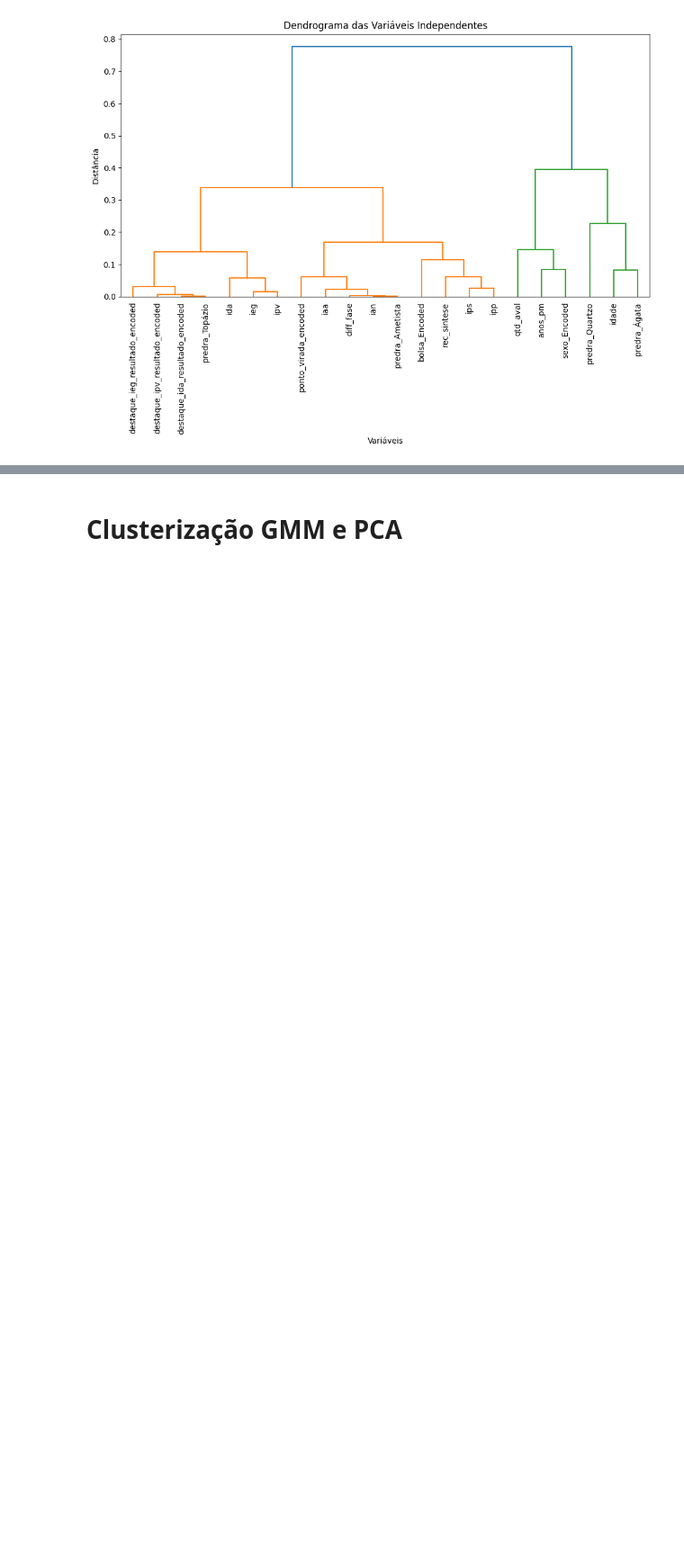
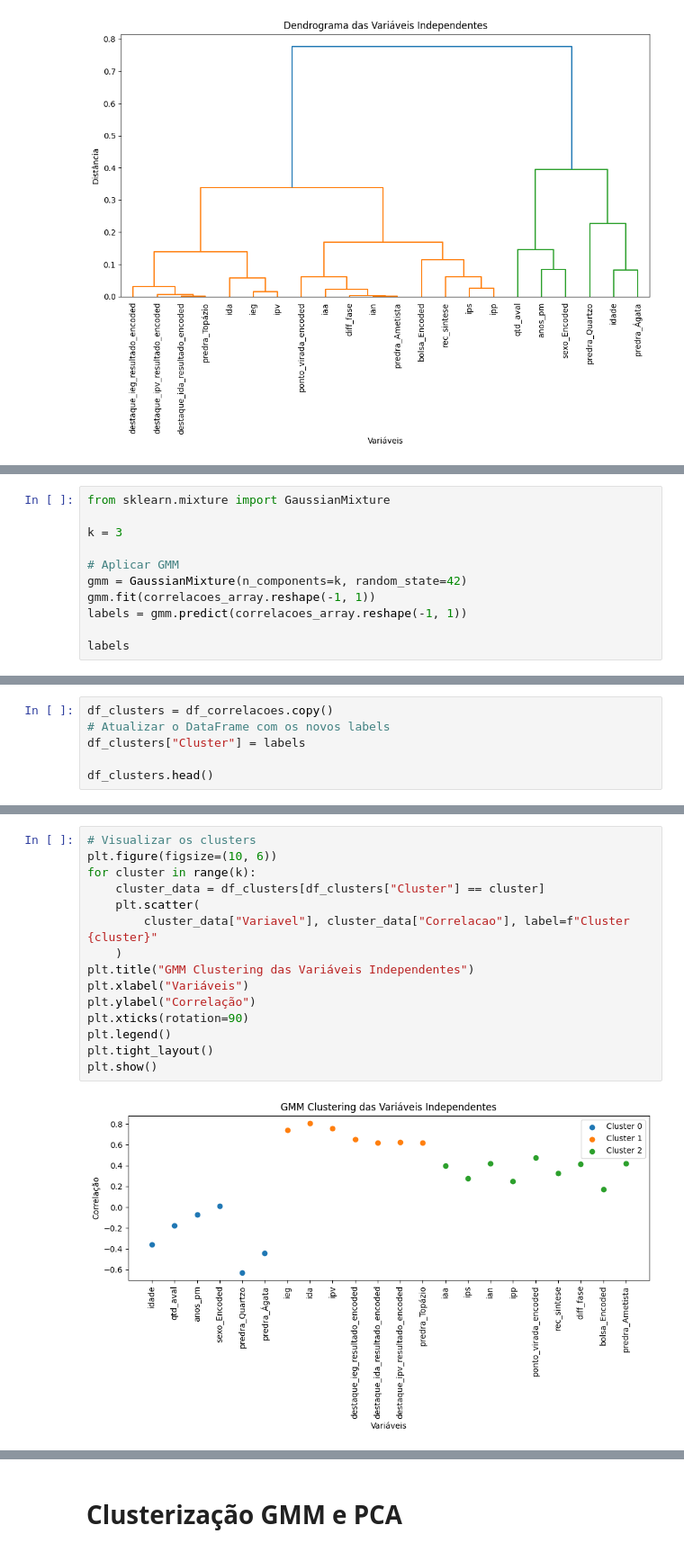
Before and after one commit to carlosvneves/fiap_datathonapp, a Jupyter notebook: notebooks/Clustering-Ranking.ipynb, the cells around one changed output, grey strips where cells are left out. Shown at 90% size. Saved outputs shown, nothing was run; the diff lists cells and outputs as text; blank space fills up the shorter version.

```diff
--- a/notebooks/Clustering-Ranking.ipynb
+++ b/notebooks/Clustering-Ranking.ipynb
@@ -801,0 +845,11 @@ fig.show()
+# %%
+from sklearn.mixture import GaussianMixture
+
+k = 3
+
+# Aplicar GMM
+gmm = GaussianMixture(n_components=k, random_state=42)
+gmm.fit(correlacoes_array.reshape(-1, 1))
+labels = gmm.predict(correlacoes_array.reshape(-1, 1))
+
+labels
@@ -801,0 +866,6 @@ fig.show()
+# %%
+df_clusters = df_correlacoes.copy()
+# Atualizar o DataFrame com os novos labels
+df_clusters["Cluster"] = labels
+
+df_clusters.head()
@@ -801,0 +879,17 @@ fig.show()
+# %%
+# Visualizar os clusters
+plt.figure(figsize=(10, 6))
+for cluster in range(k):
+    cluster_data = df_clusters[df_clusters["Cluster"] == cluster]
+    plt.scatter(
+        cluster_data["Variavel"], cluster_data["Correlacao"], label=f"Cluster {cluster}"
+    )
+plt.title("GMM Clustering das Variáveis Independentes")
+plt.xlabel("Variáveis")
+plt.ylabel("Correlação")
+plt.xticks(rotation=90)
+plt.legend()
+plt.tight_layout()
+plt.show()
+# %% [output]
+[figure, added]
```
Also changed, not shown: parts of 11 cells of this notebook.
